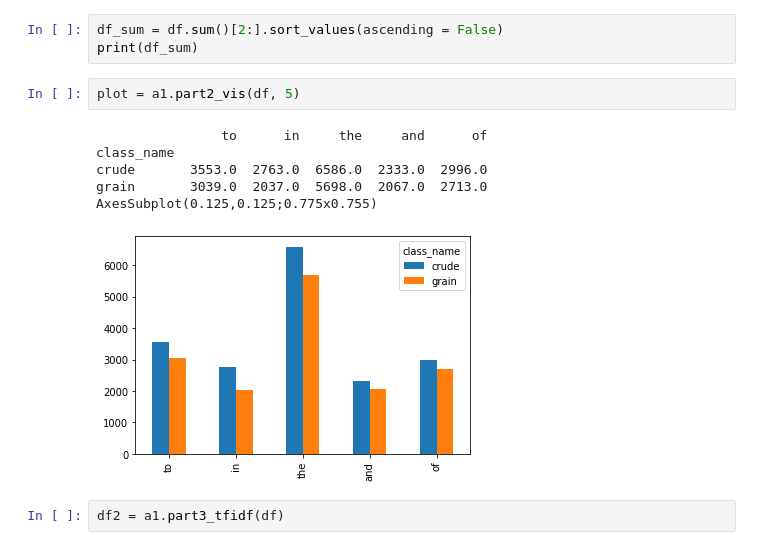
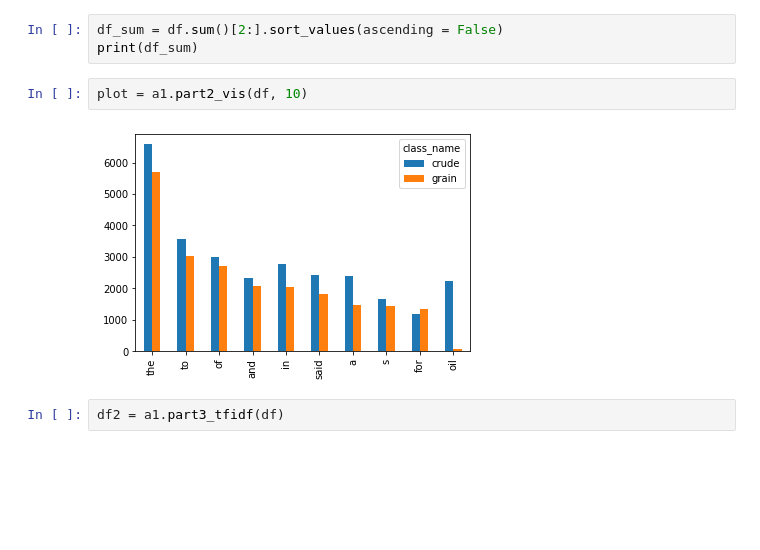
Before and after one commit to juliaklezl/lt2212-v20-a1, a Jupyter notebook: a1.ipynb, the cells around one changed output. Saved outputs shown, nothing was run; the diff lists cells and outputs as text; blank space fills up the shorter version.

Commit message:
part 1-3 done, maybe bug in 3?

```diff
--- a/a1.ipynb
+++ b/a1.ipynb
@@ -15,13 +33,8 @@ df
 df_sum = df.sum()[2:].sort_values(ascending = False)
 print(df_sum)
 # %%
-plot = a1.part2_vis(df, 5)
+plot = a1.part2_vis(df, 10)
 # %% [output]
-                to      in     the     and      of
-class_name
-crude       3553.0  2763.0  6586.0  2333.0  2996.0
-grain       3039.0  2037.0  5698.0  2067.0  2713.0
-AxesSubplot(0.125,0.125;0.775x0.755)
-[figure, old version]
+[figure, new version]
 # %%
 df2 = a1.part3_tfidf(df)
```
Also changed, not shown: parts of 3 cells of this notebook, 1 other file.
